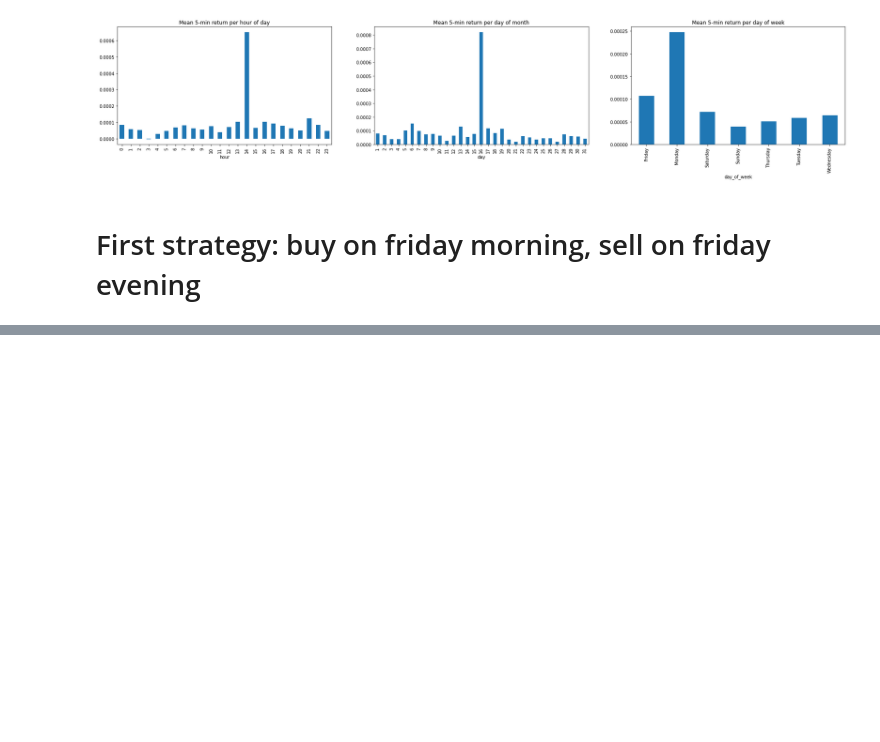
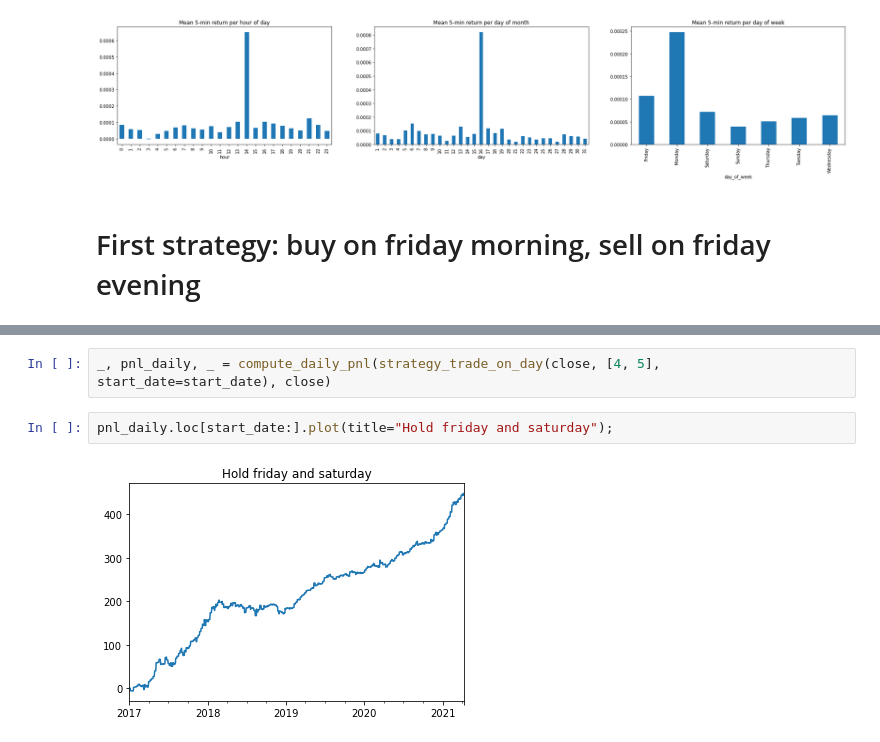
Before and after one commit to FiodorG/Crypto, a Jupyter notebook: notebooks/Momentum backtest.ipynb, the cells around one changed output, grey strips where cells are left out. Saved outputs shown, nothing was run; the diff lists cells and outputs as text; blank space fills up the shorter version.

```diff
--- a/notebooks/Momentum backtest.ipynb
+++ b/notebooks/Momentum backtest.ipynb
@@ -177,0 +172,6 @@ pnl[["BTC", "LTC", "ADA", "ETH", "LINK", "XLM"]].sum(axis=1).loc["2018":].plot(t
+# %%
+_, pnl_daily, _ = compute_daily_pnl(strategy_trade_on_day(close, [4, 5], start_date=start_date), close)
+# %%
+pnl_daily.loc[start_date:].plot(title="Hold friday and saturday");
+# %% [output]
+[figure, added]
```
Also changed, not shown: parts of 41 cells of this notebook, 1 other file.
